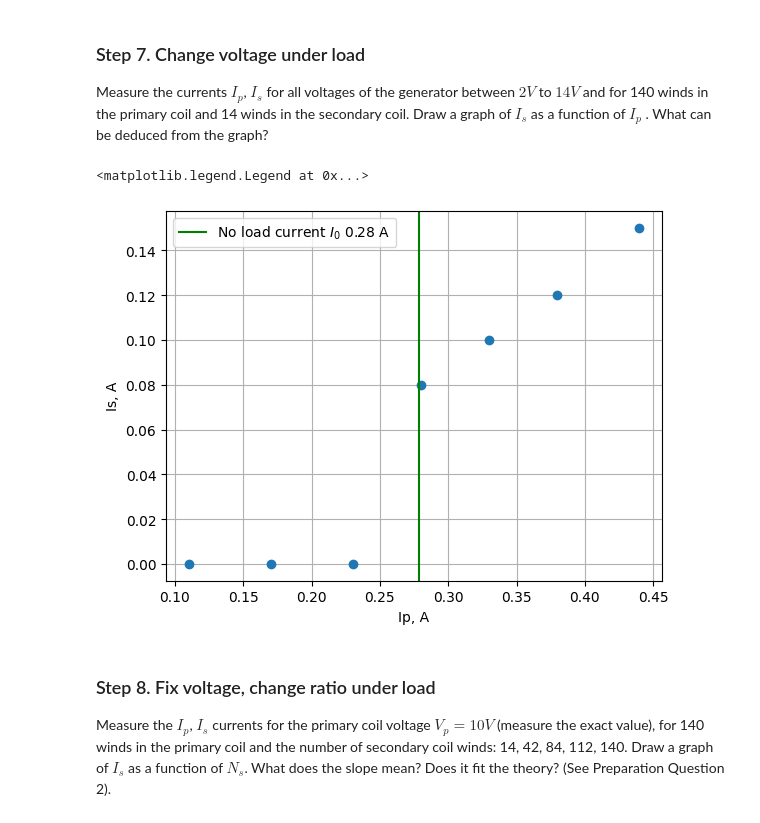
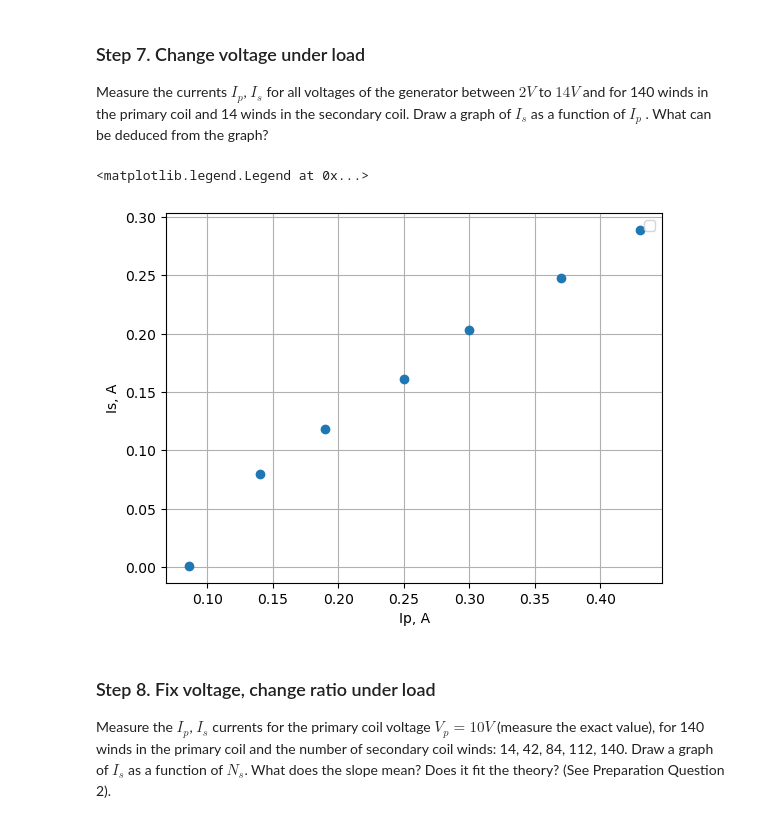
Before and after one commit to evgeny-kolonsky/Lab2_Transformer, a Jupyter notebook: Technion_ph_Transformer_lab.ipynb, the cells around one changed output. Drawn from its saved outputs; the diff is of its cells as text; code cells hidden in the pictures.

```diff
--- a/Technion_ph_Transformer_lab.ipynb
+++ b/Technion_ph_Transformer_lab.ipynb
@@ -670,32 +676,32 @@ phi = 29 # the phase diff between Vp and Ip gradually goes down from 60 to 40 an
 Measure the currents $𝐼_𝑝$, $𝐼_𝑠$ for all voltages of the generator between $2V$ to $14V$ and for 140 winds in the primary coil and 14 winds in the secondary coil. Draw a graph of $𝐼_𝑠$ as a function of $𝐼_𝑝$ . What can be deduced from the graph?
 # %%
 # measurements: each line a point Vp, Ip, Vs
-RL = 8.9
+RL = 4.9
 measurements = '''
 # Vp, Ip, Vs, Is, phi
-2.17 0.11 0.19 0 64
-4.34 0.17 0.39 0 56
-6.46 0.23 0.59 0 51
-8.66 0.28 0.78 0.08 48
-10.82 0.33 0.98 0.10 46
-13.0 0.38 1.18 0.12 45
-15.0 0.44 1.38 0.15 44
+2.19 0.086 0.20 0.001 57
+4.44 0.14 0.40 0.08 49
+6.57 0.19 0.59 0.118 46
+8.73 0.25 0.80 0.161 44.5
+10.91 0.30 1.01 0.203 43.6
+13.1 0.37 1.22 0.248 42
+15.2 0.43 1.42 0.289 42
 '''
 Vp, Ip, Vs, Is, phi = np.genfromtxt(measurements.splitlines(), dtype=float).T
 Np = 140
 Ns = 14
 #Is = Vs / RL
 
 
 plt.plot(Ip, Is, 'o')
 plt.xlabel('Ip, A')
 plt.ylabel('Is, A')
 plt.grid()
-plt.axvline(I0, color='green', label=rf'No load current $I_0$ {I0:.2f} A')
+#plt.axvline(I0, color='green', label=rf'No load current $I_0$ {I0:.2f} A')
 plt.legend()
 # %% [output]
 <matplotlib.legend.Legend at 0x...>
-[figure, old version]
+[figure, new version]
 # %% [markdown]
 ### Step 8. Fix voltage, change ratio under load
 
```
Also changed, not shown: parts of 16 cells of this notebook.
